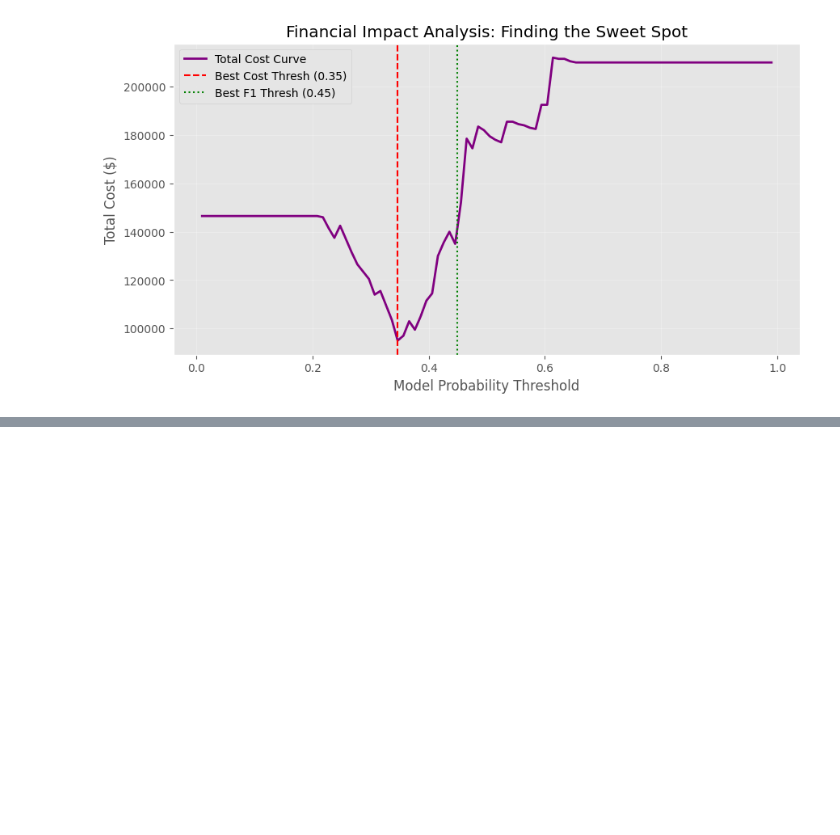
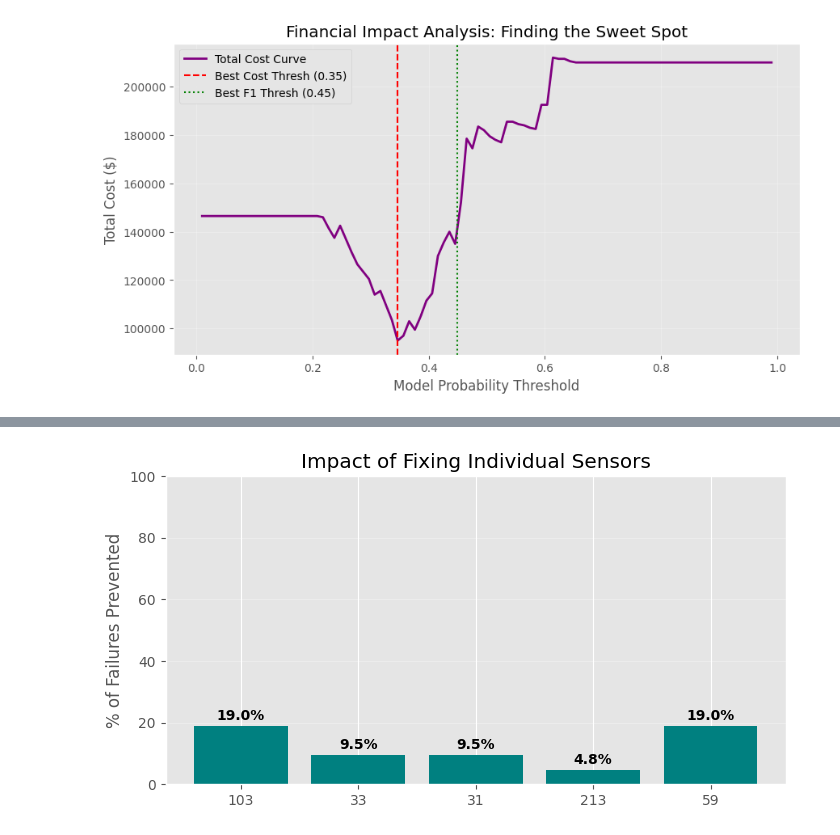
Before and after one commit to yuvipaloozie/Semiconductor-Yield-Optimization-and-RCA, a Jupyter notebook: SECOMGoldenBatch.ipynb, the cells around one changed output, grey strips where cells are left out. Drawn from its saved outputs; the diff is of its cells as text; code cells hidden in the pictures; blank space fills up the shorter version.

```diff
--- a/SECOMGoldenBatch.ipynb
+++ b/SECOMGoldenBatch.ipynb
@@ -545,0 +646,81 @@ Analyzing Safe Windows for: ['103', '33', '31', '213', '59']
+# %%
+
+def simulate_intervention(model, X_test, y_test, feature, safe_value, threshold):
+    # CRITICAL FIX: Reset index of y_test to match X_test's 0-based index
+    y_test_reset = y_test.reset_index(drop=True)
+
+    # 1. Identify all ACTUAL FAILURES using the aligned index
+    # We use y_test_reset so indices match X_test (0 to N)
+    fail_indices = y_test_reset[y_test_reset == 1].index
+
+    if len(fail_indices) == 0:
+        return 0, 0
+
+    # Select only the bad batches using the aligned indices
+    bad_batches = X_test.loc[fail_indices].copy()
+    original_count = len(bad_batches)
+
+    # 2. Get predictions BEFORE fix
+    probs_before = model.predict_proba(bad_batches)[:, 1]
+
+    # 3. Apply the FIX (Set Sensor to Safe Value)
+    bad_batches_fixed = bad_batches.copy()
+    bad_batches_fixed[feature] = safe_value
+
+    # 4. Get predictions AFTER fix
+    probs_after = model.predict_proba(bad_batches_fixed)[:, 1]
+
+    # 5. Count how many were "Saved" (dropped below threshold)
+    # We use the business threshold we calculated earlier
+    saved_mask = probs_after < threshold
+    saved_count = np.sum(saved_mask)
+
+    return original_count, saved_count
+
+print(f"--- INTERVENTION ROI ANALYSIS (Threshold: {best_business_threshold:.3f}) ---")
+print(f"{'Sensor':<10} | {'Action':<20} | {'Batches Saved':<15} | {'Success Rate':<10}")
+print("-" * 65)
+
+# Calculate "Safe Values" (Median of Passing Batches)
+# FIX: Align indices for calculating safe values too
+y_test_reset = y_test.reset_index(drop=True)
+pass_indices = y_test_reset[y_test_reset == 0].index
+X_pass = X_test_imputed.loc[pass_indices]
+
+results = []
+
+for feature in top_features_tuned:
+    # We assume the "Safe Value" is the median of good batches
+    safe_target = X_pass[feature].median()
+
+    # Run Simulation
+    total_fails, saved_fails = simulate_intervention(
+        best_model,
+        X_test_imputed,
+        y_test,
+        feature,
+        safe_target,
+        best_business_threshold
+    )
+
+    # Avoid division by zero
+    if total_fails > 0:
+        success_rate = (saved_fails / total_fails) * 100
+    else:
+        success_rate = 0.0
+
+    results.append(success_rate)
+
+    print(f"{feature:<10} | Set to {safe_target:.2f}       | {saved_fails}/{total_fails}           | {success_rate:.1f}%")
+
+# Visualization of Impact
+plt.figure(figsize=(8, 4))
+plt.bar(top_features_tuned, results, color='teal')
+plt.ylabel("% of Failures Prevented")
+plt.title("Impact of Fixing Individual Sensors")
+plt.ylim(0, 100)
+plt.grid(axis='y', alpha=0.3)
+for i, v in enumerate(results):
+    plt.text(i, v + 2, f"{v:.1f}%", ha='center', fontweight='bold')
+plt.show()
+# %% [output]
@@ -545,0 +735 @@ Analyzing Safe Windows for: ['103', '33', '31', '213', '59']
+[figure, added]
```
Also changed, not shown: parts of 15 cells of this notebook.
